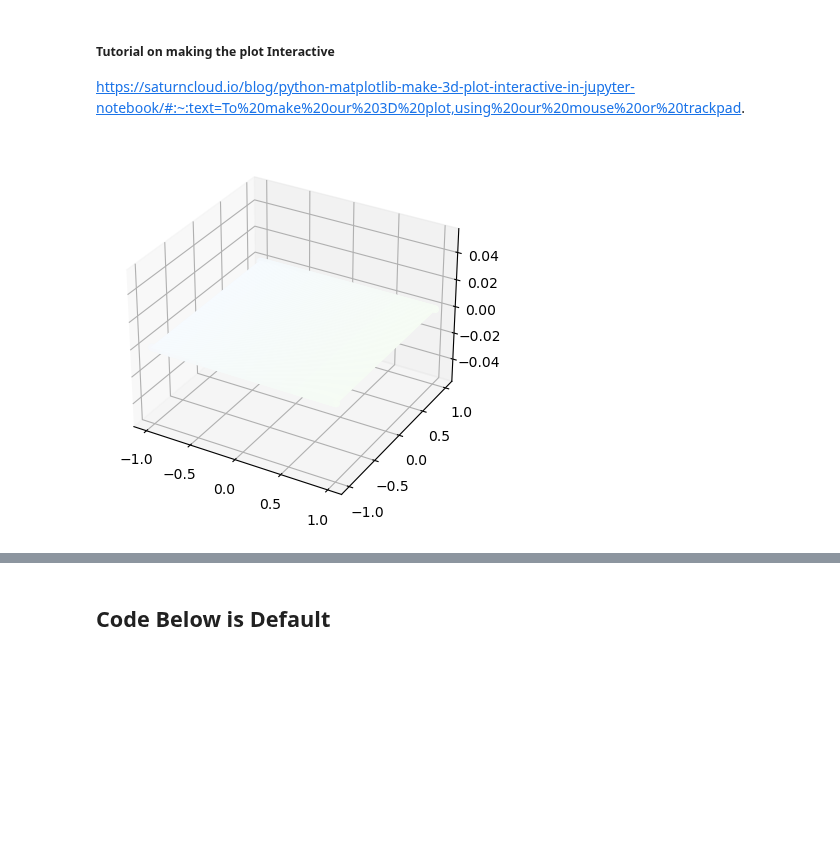
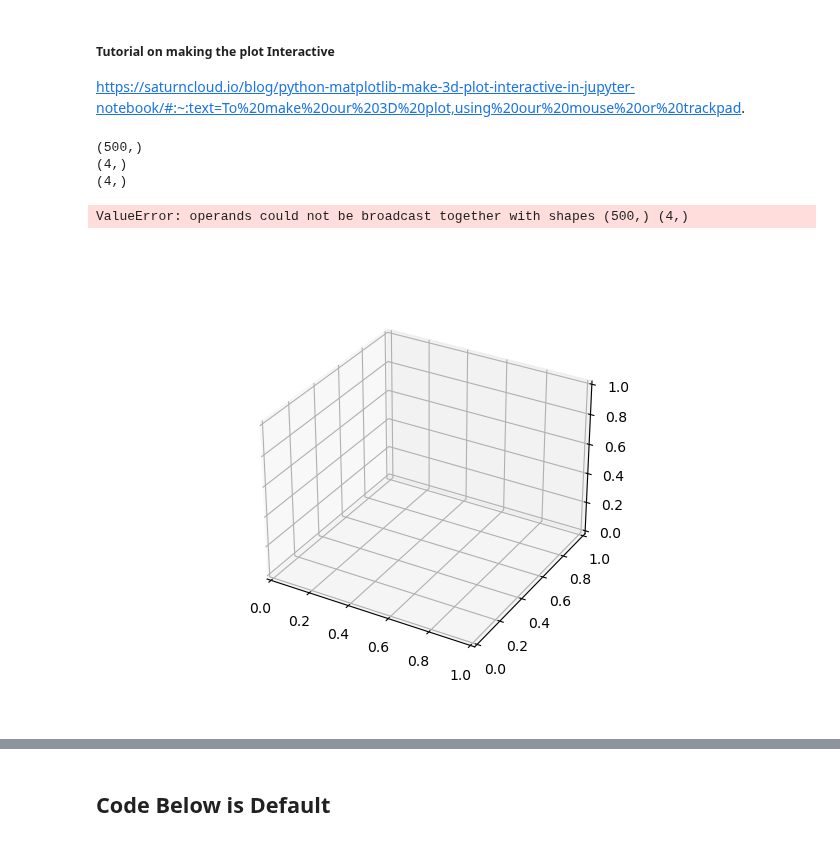
Before and after one commit to JoshuaG-K/transformation-visualization-tool, a Jupyter notebook: transformations.ipynb, the cells around one changed output, grey strips where cells are left out. Cells and saved outputs as stored; diff of their text form; code cells hidden in the pictures; blank space fills up the shorter version.

Commit message:
Trying to combine gradient colors together.

```diff
--- a/transformations.ipynb
+++ b/transformations.ipynb
@@ -17,57 +17,64 @@ import numpy as np
 # %%
 # Create green dots for left side of line
 num_dots = 500
 
-left_green = np.linspace(-1, 1, num_dots).reshape((-1, 1)) # x values
+left_green = np.linspace(-1., 1., num_dots).reshape((-1, 1)) # x values
 left_neg_ones = -1*np.ones((left_green.shape))
-left_zeros =  np.zeros(left_green.shape)
-left_green_points = np.concatenate((left_green, left_neg_ones, left_zeros), axis=1)
+left_ones =  np.ones(left_green.shape)
+left_green_points = np.concatenate((left_green, left_neg_ones, left_ones), axis=1)
 
-# Create green dots for the right side of line
-right_green = np.linspace(-1, 1, num_dots).reshape((-1, 1))
-right_ones = np.ones((right_green.shape))
-right_zeros =  np.zeros(right_green.shape)
-right_green_points = np.concatenate((right_green, right_ones, right_zeros), axis=1)
+right_green = np.linspace(-1., 1., num_dots).reshape((-1, 1))
+right_neg_ones = np.ones((right_green.shape))
+right_ones =  np.ones(right_green.shape)
+right_green_points = np.concatenate((right_green, right_neg_ones, right_ones), axis=1)
 
-# Creating 3D background figure
+# Creating figure
 fig = plt.figure()
 ax = fig.add_subplot(111, projection="3d")
 
-interp_factor = np.linspace(0, 1, num_dots)
-blended_colors = interp_factor[:, np.newaxis] * plt.cm.Greens(1) + (1 - interp_factor[:, np.newaxis]) * plt.cm.Blues(1)
+gradient = np.linspace(0, 1, num_dots)
+green_colors = plt.cm.Greens(gradient)
+blue_colors = plt.cm.Blues(gradient)
+print(gradient.shape)
+print(np.array(plt.cm.Greens(1)).shape)
+print(np.array(plt.cm.Blues(1)).shape)
+mixed_colors = (1 - gradient) * np.array(plt.cm.Greens(1)) + gradient * np.array(plt.cm.Blues(1))
 
-ax.scatter(left_green_points[:, 0], left_green_points[:, 1], left_green_points[:, 2], c=blended_colors)
-ax.scatter(right_green_points[:, 0], right_green_points[:, 1], right_green_points[:, 2], c=blended_colors)
+# Creating plot
+ax.scatter(left_green_points[:, 0], left_green_points[:, 1], left_green_points[:, 2], c=mixed_colors)
+ax.scatter(right_green_points[:, 0], right_green_points[:, 1], right_green_points[:, 2], c=mixed_colors)
+for i in range(left_green.shape[0]):
+    ax.plot([left_green_points[i, 0], right_green_points[i, 0]], [left_green_points[i, 1], right_green_points[i, 1]], [left_green_points[i, 2], right_green_points[i, 2]], c=mixed_colors[i], linewidth=1)
 
-for i in range(left_green.shape[0]):
-    ax.plot([left_green_points[i, 0], right_green_points[i, 0]], [left_green_points[i, 1], right_green_points[i, 1]],
-            [left_green_points[i, 2], right_green_points[i, 2]], c=blended_colors[i], linewidth=1)
+# Rotate the green points to obtain blue points
+angle = np.pi/2
+rotation_matrix = np.array([
+    [np.cos(angle), -np.sin(angle), 0],
+    [np.sin(angle), np.cos(angle), 0],
+    [0, 0, 1]
+])
 
-# # Create the gradients separately
-# gradient = np.linspace(0.5, 1, num_dots)
-# green_colors = plt.cm.Greens(gradient)
-# blue_colors = plt.cm.Blues(gradient)
+left_blue_points = np.dot(left_green_points, rotation_matrix)
+right_blue_points = np.dot(right_green_points, rotation_matrix)
 
-# # Creating plot for the green gradient
-# ax.scatter(left_green_points[:, 0], left_green_points[:, 1], left_green_points[:, 2], c=green_colors)
-# ax.scatter(right_green_points[:, 0], right_green_points[:, 1], right_green_points[:, 2], c=green_colors)
-# for i in range(left_green.shape[0]):
-#     ax.plot([left_green_points[i, 0], right_green_points[i, 0]], [left_green_points[i, 1], right_green_points[i, 1]], [left_green_points[i, 2], right_green_points[i, 2]], c=green_colors[i], linewidth=1)
+# Creating plot
+# ax.scatter(left_blue_points[:, 0], left_blue_points[:, 1], c=blue_colors)
+# ax.scatter(right_blue_points[:, 0], right_blue_points[:, 1], c=blue_colors)
 
-# # # Now we rotate left_green_points by 90deg to obtain blue gradient
-# rotation_matrix = np.array([[0, -1, 0], [1, 0, 0], [0, 0, 1]])
+# show plot
+plt.title("simple 3D scatter plot")
+plt.show()
 
-# left_blue_points = np.dot(left_green_points, rotation_matrix)
-# right_blue_points = np.dot(right_green_points, rotation_matrix)
 
-# ax.scatter(left_blue_points[:, 0], left_blue_points[:, 1], left_blue_points[:, 2], c=blue_colors)
-# ax.scatter(right_blue_points[:, 0], right_blue_points[:, 1], right_blue_points[:, 2], c=blue_colors)
+# TODO: Draw a line between all of these points using a for loop
 
-# for i in range(left_blue_points.shape[0]):
-#     ax.plot([left_blue_points[i, 0], right_blue_points[i, 0]], [left_blue_points[i, 1], right_blue_points[i, 1]],
-#             [left_blue_points[i, 2], right_blue_points[i, 2]], c=blue_colors[i], linewidth=1)
+# print(left_green_points)
 # %% [output]
+(500,)
+(4,)
+(4,)
+ValueError: operands could not be broadcast together with shapes (500,) (4,)
-[figure, old version]
+[figure, new version]
 # %%
 from mpl_toolkits.mplot3d import axes3d
 import matplotlib.pyplot as plt
```
Also changed, not shown: parts of 2 cells of this notebook.
